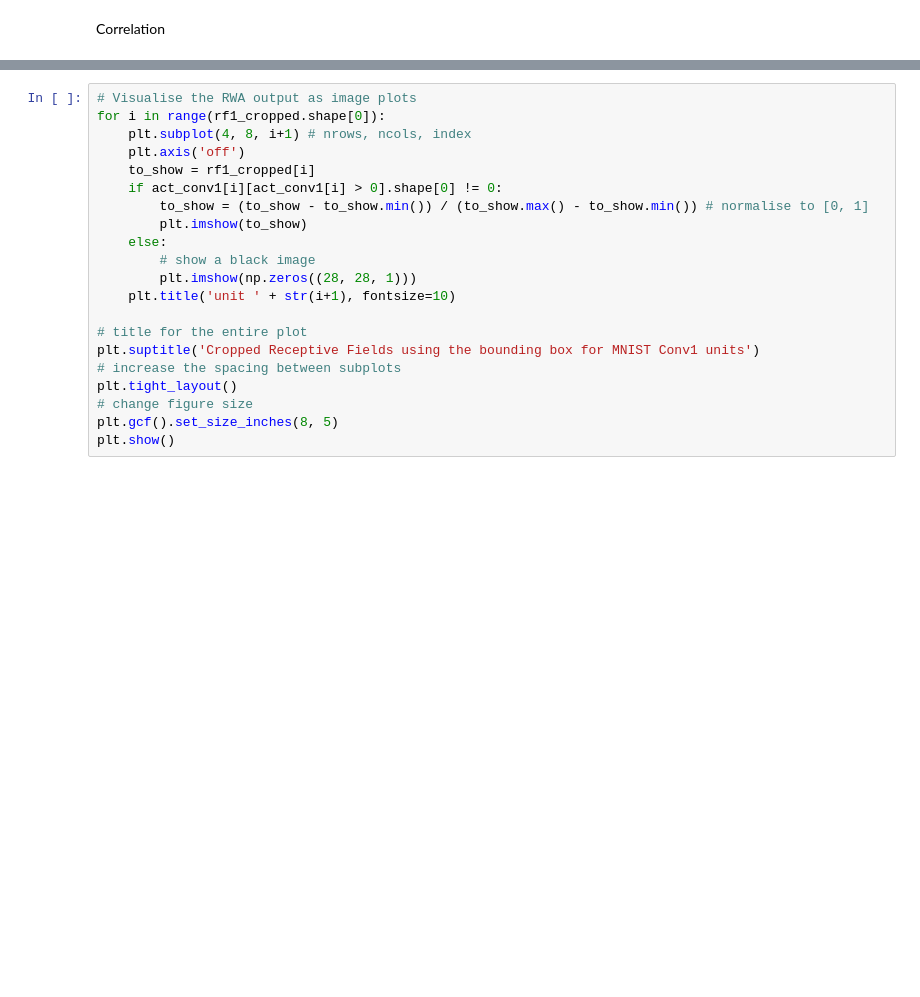
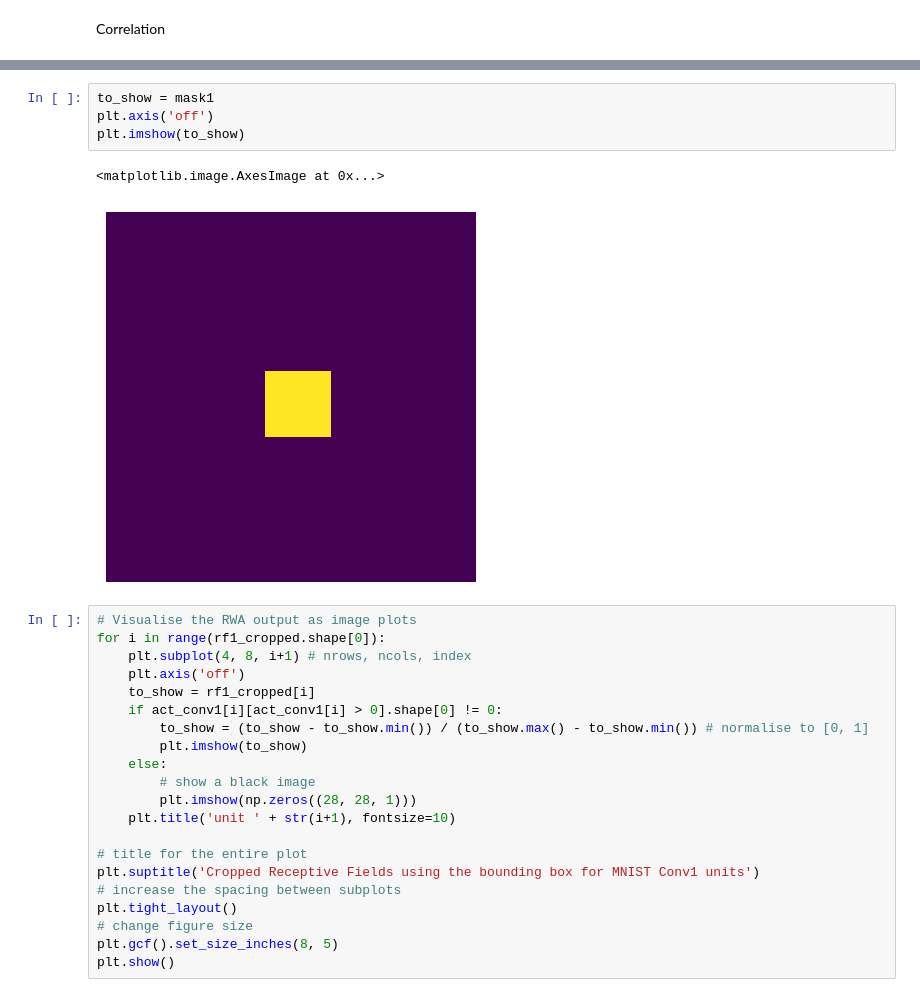
Before and after one commit to gurooria/ResponseWeightedAnalysis, a Jupyter notebook: MNIST_rf.ipynb, the cells around one changed output, grey strips where cells are left out. Saved outputs shown, nothing was run; the diff lists cells and outputs as text; blank space fills up the shorter version.

```diff
--- a/MNIST_rf.ipynb
+++ b/MNIST_rf.ipynb
@@ -176,3 +186,10 @@ rf1_cropped = corr_loc(noise1, act_conv1, rf1)
+# %%
+to_show = mask1
+plt.axis('off')
+plt.imshow(to_show)
+# %% [output]
+<matplotlib.image.AxesImage at 0x...>
+[figure, added]
 # %%
 # Visualise the RWA output as image plots
 for i in range(rf1_cropped.shape[0]):
```
Also changed, not shown: parts of 3 cells of this notebook, 1 other file.
